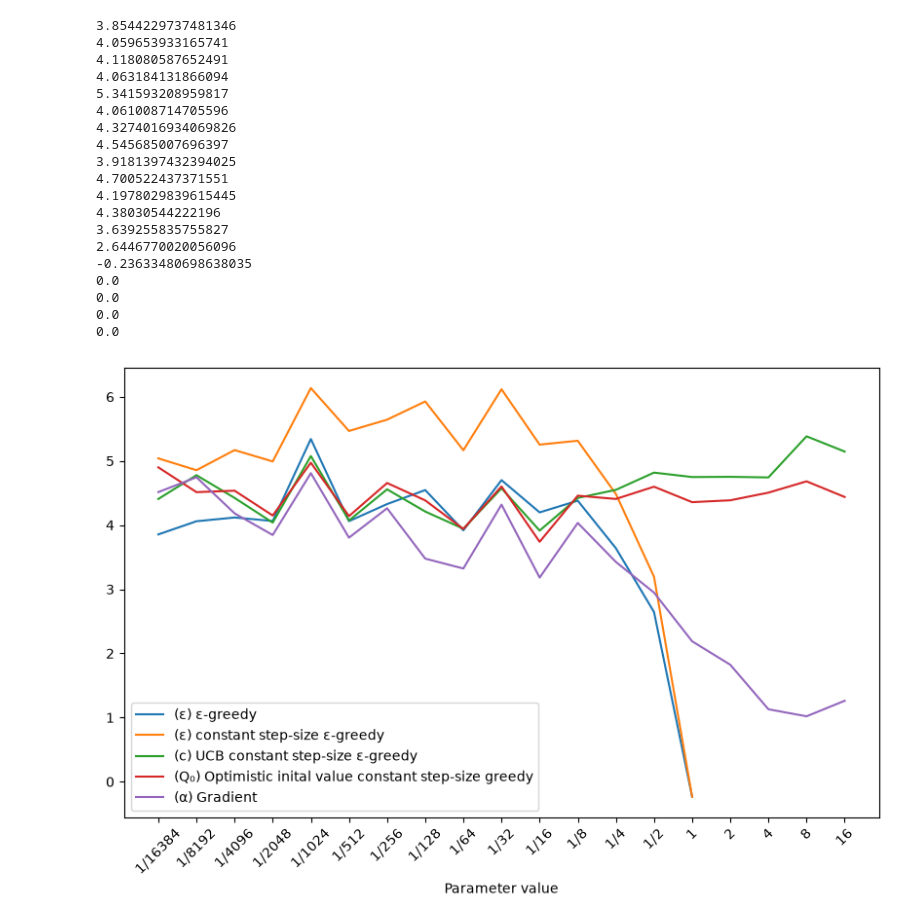
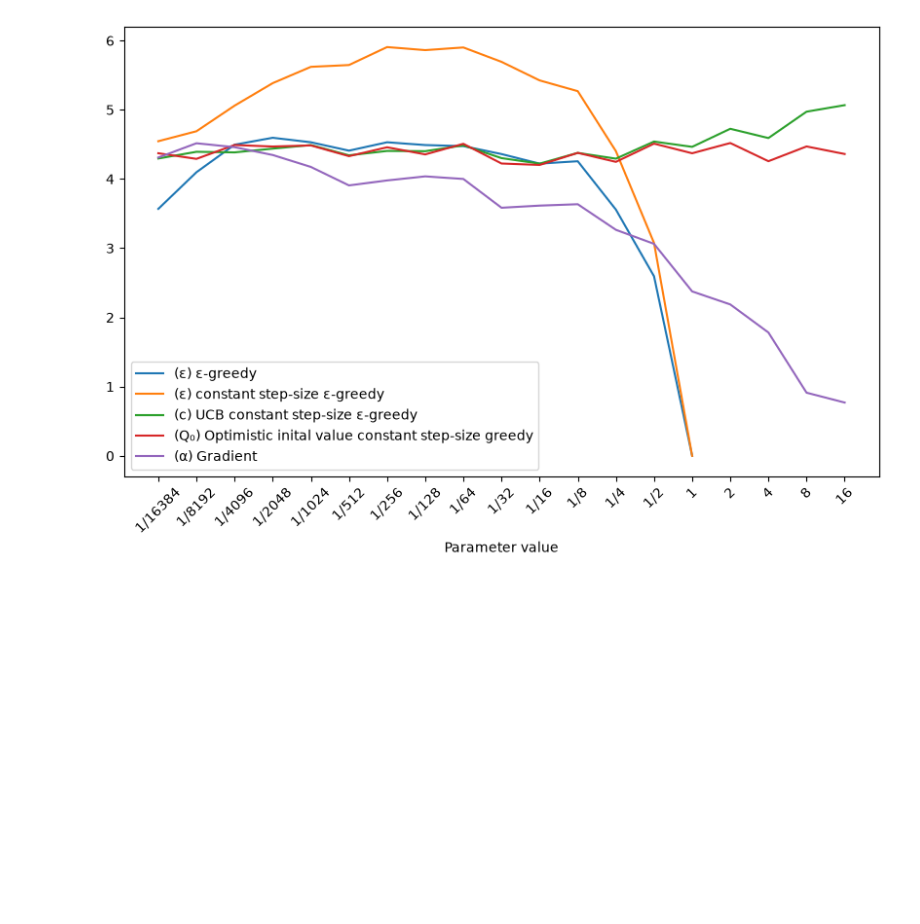
Before and after one commit to xterpride/rl-sutton-barto, a Jupyter notebook: Chapter 2/Exercise 2.11.ipynb, the cells around one changed output. Saved outputs shown, nothing was run; the diff lists cells and outputs as text; code cells hidden in the pictures; blank space fills up the shorter version.

```diff
--- a/Chapter 2/Exercise 2.11.ipynb
+++ b/Chapter 2/Exercise 2.11.ipynb
@@ -73,7 +73,7 @@ def main():
     gradient_alpha = epsilon = confidence = optimistic_initial = params[0]
     # initialize static parameters and numpy arrays
     steps = 200000
-    runs = 50
+    runs = 490
     step_size_alpha = 0.1
     methods = ['egreedy', 'agreedy', 'ucb', 'optigreedy', 'gradient']
     parameter_reward = {m: [] for m in methods}
@@ -137,51 +137,31 @@ def main():
         parameter_reward['optigreedy'].append(avg_reward['optigreedy'])
         parameter_reward['gradient'].append(avg_reward['gradient'])
 
-        print(avg_reward['egreedy'])
 
         # multiply all params by 2
         gradient_alpha, epsilon, confidence, optimistic_initial = [x * 2 for x in (gradient_alpha, epsilon, confidence, optimistic_initial)]
 
     # graphs
 
     fig, ax = plt.subplots(figsize=(10, 6))
     ax.plot(params, parameter_reward['egreedy'], label='(ε) ε-greedy')
     ax.plot(params, parameter_reward['agreedy'], label='(ε) constant step-size ε-greedy')
     ax.plot(params, parameter_reward['ucb'], label='(c) UCB constant step-size ε-greedy')
     ax.plot(params, parameter_reward['optigreedy'], label='(Q₀) Optimistic inital value constant step-size greedy')
     ax.plot(params, parameter_reward['gradient'], label='(α) Gradient')
 
 
 
 
     #ax.plot(params, avg_rewards_ucb, label='UCB
     ax.set_xscale('log', base=2)
     ax.set_xlabel('Parameter value')
     ax.set_xticks(params)
     plt.xticks(rotation=45)
     ax.xaxis.set_major_formatter(plt.FuncFormatter(lambda x, _: f'1/{int(1/x)}' if x < 1 else str(int(x))))
     ax.legend()
     plt.show()
 
 main()
 # %% [output]
-3.8544229737481346
-4.059653933165741
-4.118080587652491
-4.063184131866094
-5.341593208959817
-4.061008714705596
-4.3274016934069826
-4.545685007696397
-3.9181397432394025
-4.700522437371551
-4.1978029839615445
-4.38030544222196
-3.639255835755827
-2.6446770020056096
--0.23633480698638035
-0.0
-0.0
-0.0
-0.0
-[figure, old version]
+[figure, new version]
```
